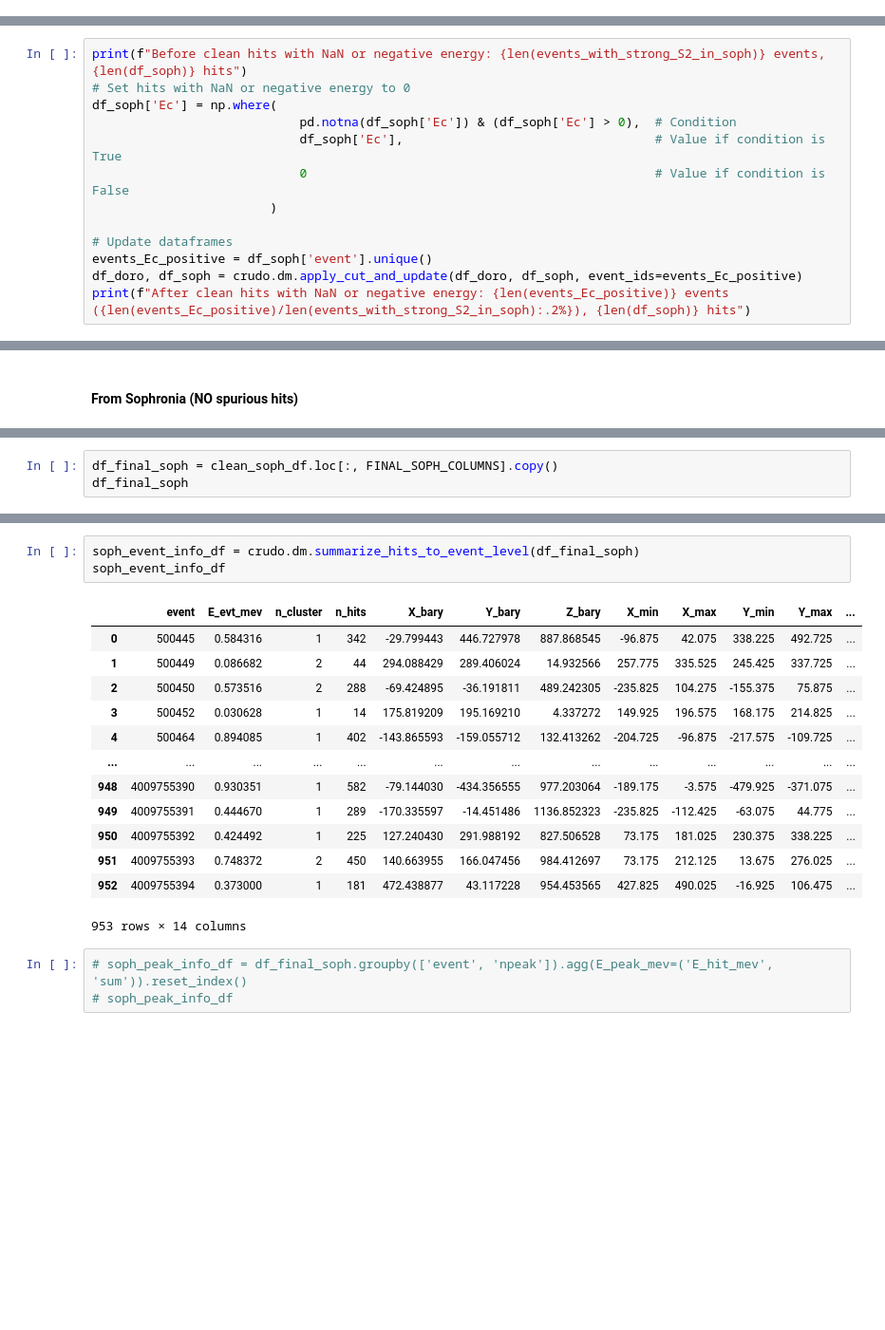
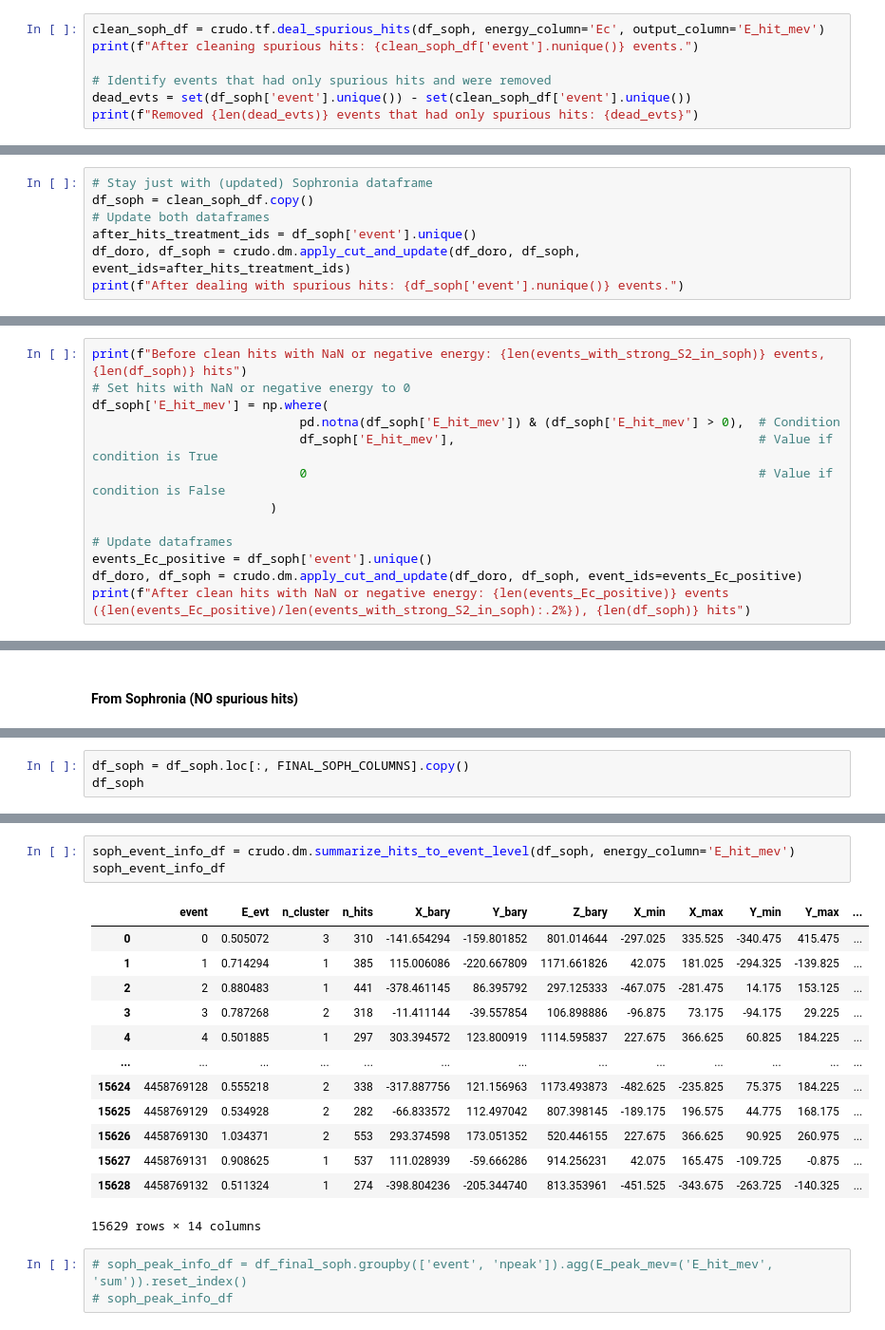
Before and after one commit to camacortespar/next-analysis, a Jupyter notebook: NEXT-100/Backgrounds/scripts/process_MC_testing.ipynb, the cells around one changed output, grey strips where cells are left out. Shown at 95% size. Saved outputs shown, nothing was run; the diff lists cells and outputs as text; blank space fills up the shorter version.

```diff
--- a/NEXT-100/Backgrounds/scripts/process_MC_testing.ipynb
+++ b/NEXT-100/Backgrounds/scripts/process_MC_testing.ipynb
@@ -294,0 +350,7 @@ test_true
+# %%
+clean_soph_df = crudo.tf.deal_spurious_hits(df_soph, energy_column='Ec', output_column='E_hit_mev')
+print(f"After cleaning spurious hits: {clean_soph_df['event'].nunique()} events.")
+
+# Identify events that had only spurious hits and were removed
+dead_evts = set(df_soph['event'].unique()) - set(clean_soph_df['event'].unique())
+print(f"Removed {len(dead_evts)} events that had only spurious hits: {dead_evts}")
@@ -294,0 +366,7 @@ test_true
+# %%
+# Stay just with (updated) Sophronia dataframe
+df_soph = clean_soph_df.copy()
+# Update both dataframes
+after_hits_treatment_ids = df_soph['event'].unique()
+df_doro, df_soph = crudo.dm.apply_cut_and_update(df_doro, df_soph, event_ids=after_hits_treatment_ids)
+print(f"After dealing with spurious hits: {df_soph['event'].nunique()} events.")
@@ -387,10 +467,10 @@ __Diff with data:__ Sophronia MC files are already corrected and calibrated by K
 # %%
 print(f"Before clean hits with NaN or negative energy: {len(events_with_strong_S2_in_soph)} events, {len(df_soph)} hits")
 # Set hits with NaN or negative energy to 0
-df_soph['Ec'] = np.where(
-                            pd.notna(df_soph['Ec']) & (df_soph['Ec'] > 0),  # Condition
-                            df_soph['Ec'],                                  # Value if condition is True
-                            0                                               # Value if condition is False
+df_soph['E_hit_mev'] = np.where(
+                            pd.notna(df_soph['E_hit_mev']) & (df_soph['E_hit_mev'] > 0),  # Condition
+                            df_soph['E_hit_mev'],                                         # Value if condition is True
+                            0                                                             # Value if condition is False
                         )
 
 # Update dataframes
@@ -669,5 +683,5 @@ clean_soph_df
 # %%
-df_final_soph = clean_soph_df.loc[:, FINAL_SOPH_COLUMNS].copy()
-df_final_soph
+df_soph = df_soph.loc[:, FINAL_SOPH_COLUMNS].copy()
+df_soph
 # %% [output]
 |  | event | time | npeak | X | Y | Z | E_hit_mev | cluster |
@@ -686,20 +700,20 @@ df_final_soph
 # %%
-soph_event_info_df = crudo.dm.summarize_hits_to_event_level(df_final_soph)
+soph_event_info_df = crudo.dm.summarize_hits_to_event_level(df_soph, energy_column='E_hit_mev')
 soph_event_info_df
 # %% [output]
-|  | event | E_evt_mev | n_cluster | n_hits | X_bary | Y_bary | Z_bary | X_min | X_max | Y_min | Y_max | ... |
-| 0 | 500445 | 0.584316 | 1 | 342 | -29.799443 | 446.727978 | 887.868545 | -96.875 | 42.075 | 338.225 | 492.725 | ... |
-| 1 | 500449 | 0.086682 | 2 | 44 | 294.088429 | 289.406024 | 14.932566 | 257.775 | 335.525 | 245.425 | 337.725 | ... |
-| 2 | 500450 | 0.573516 | 2 | 288 | -69.424895 | -36.191811 | 489.242305 | -235.825 | 104.275 | -155.375 | 75.875 | ... |
-| 3 | 500452 | 0.030628 | 1 | 14 | 175.819209 | 195.169210 | 4.337272 | 149.925 | 196.575 | 168.175 | 214.825 | ... |
-| 4 | 500464 | 0.894085 | 1 | 402 | -143.865593 | -159.055712 | 132.413262 | -204.725 | -96.875 | -217.575 | -109.725 | ... |
+|  | event | E_evt | n_cluster | n_hits | X_bary | Y_bary | Z_bary | X_min | X_max | Y_min | Y_max | ... |
+| 0 | 0 | 0.505072 | 3 | 310 | -141.654294 | -159.801852 | 801.014644 | -297.025 | 335.525 | -340.475 | 415.475 | ... |
+| 1 | 1 | 0.714294 | 1 | 385 | 115.006086 | -220.667809 | 1171.661826 | 42.075 | 181.025 | -294.325 | -139.825 | ... |
+| 2 | 2 | 0.880483 | 1 | 441 | -378.461145 | 86.395792 | 297.125333 | -467.075 | -281.475 | 14.175 | 153.125 | ... |
+| 3 | 3 | 0.787268 | 2 | 318 | -11.411144 | -39.557854 | 106.898886 | -96.875 | 73.175 | -94.175 | 29.225 | ... |
+| 4 | 4 | 0.501885 | 1 | 297 | 303.394572 | 123.800919 | 1114.595837 | 227.675 | 366.625 | 60.825 | 184.225 | ... |
 | ... | ... | ... | ... | ... | ... | ... | ... | ... | ... | ... | ... | ... |
-| 948 | 4009755390 | 0.930351 | 1 | 582 | -79.144030 | -434.356555 | 977.203064 | -189.175 | -3.575 | -479.925 | -371.075 | ... |
-| 949 | 4009755391 | 0.444670 | 1 | 289 | -170.335597 | -14.451486 | 1136.852323 | -235.825 | -112.425 | -63.075 | 44.775 | ... |
-| 950 | 4009755392 | 0.424492 | 1 | 225 | 127.240430 | 291.988192 | 827.506528 | 73.175 | 181.025 | 230.375 | 338.225 | ... |
-| 951 | 4009755393 | 0.748372 | 2 | 450 | 140.663955 | 166.047456 | 984.412697 | 73.175 | 212.125 | 13.675 | 276.025 | ... |
-| 952 | 4009755394 | 0.373000 | 1 | 181 | 472.438877 | 43.117228 | 954.453565 | 427.825 | 490.025 | -16.925 | 106.475 | ... |
+| 15624 | 4458769128 | 0.555218 | 2 | 338 | -317.887756 | 121.156963 | 1173.493873 | -482.625 | -235.825 | 75.375 | 184.225 | ... |
+| 15625 | 4458769129 | 0.534928 | 2 | 282 | -66.833572 | 112.497042 | 807.398145 | -189.175 | 196.575 | 44.775 | 168.175 | ... |
+| 15626 | 4458769130 | 1.034371 | 2 | 553 | 293.374598 | 173.051352 | 520.446155 | 227.675 | 366.625 | 90.925 | 260.975 | ... |
+| 15627 | 4458769131 | 0.908625 | 1 | 537 | 111.028939 | -59.666286 | 914.256231 | 42.075 | 165.475 | -109.725 | -0.875 | ... |
+| 15628 | 4458769132 | 0.511324 | 1 | 274 | -398.804236 | -205.344740 | 813.353961 | -451.525 | -343.675 | -263.725 | -140.325 | ... |
-953 rows × 14 columns
+15629 rows × 14 columns
 # %%
 # soph_peak_info_df = df_final_soph.groupby(['event', 'npeak']).agg(E_peak_mev=('E_hit_mev', 'sum')).reset_index()
 # soph_peak_info_df
```
Also changed, not shown: parts of 46 cells of this notebook, 12 other files.
